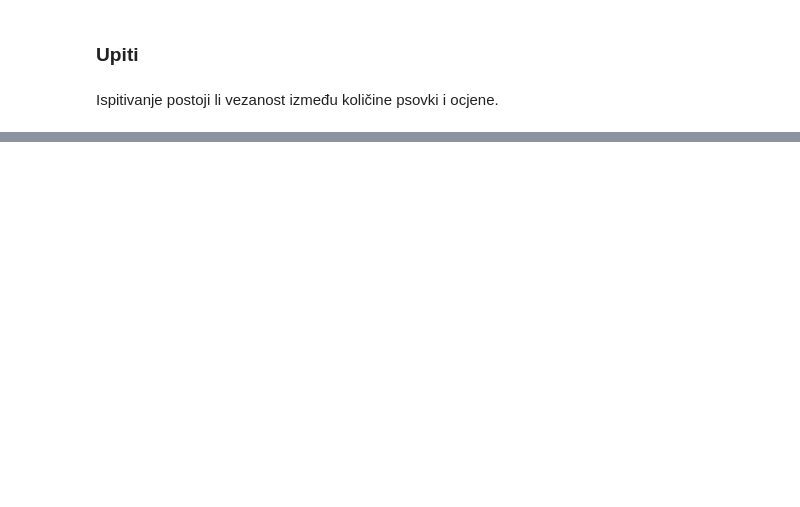
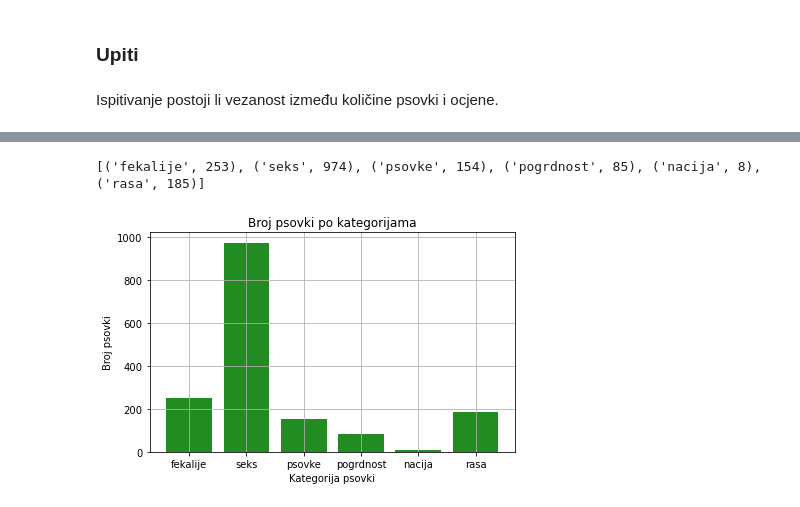
Before and after one commit to filipnovacki/tarantino_profanity, a Jupyter notebook: tarantino_profanity.ipynb, the cells around one changed output, grey strips where cells are left out. Cells and saved outputs as stored; diff of their text form; code cells hidden in the pictures; blank space fills up the shorter version.

```diff
--- a/tarantino_profanity.ipynb
+++ b/tarantino_profanity.ipynb
@@ -325,0 +474,25 @@ plt.show()
+# %%
+najcesce_psovke = '''
+SELECT kategorija.naziv, COUNT(rijec.kategorija_fk) ---, korijen.naziv
+FROM kategorija, rijec
+WHERE rijec.kategorija_fk = kategorija_id
+GROUP BY rijec.kategorija_fk;
+'''
+rez = c.execute(najcesce_psovke).fetchall()
+# %%
+fig, ax = plt.subplots()
+ax.set_title('Broj psovki po kategorijama')
+ax.set_xlabel('Kategorija psovki')
+ax.set_ylabel('Broj psovki')
+
+print(rez)
+
+fig.tight_layout()
+ax.grid(False)
+ax.bar(*zip(*rez), color='ForestGreen')
+ax.grid(True)
+plt.savefig("rad/slike/kategorije_total.pdf")
+plt.show()
+# %% [output]
+[('fekalije', 253), ('seks', 974), ('psovke', 154), ('pogrdnost', 85), ('nacija', 8), ('rasa', 185)]
+[figure, added]
```
Also changed, not shown: parts of 30 cells of this notebook, 43 other files.
